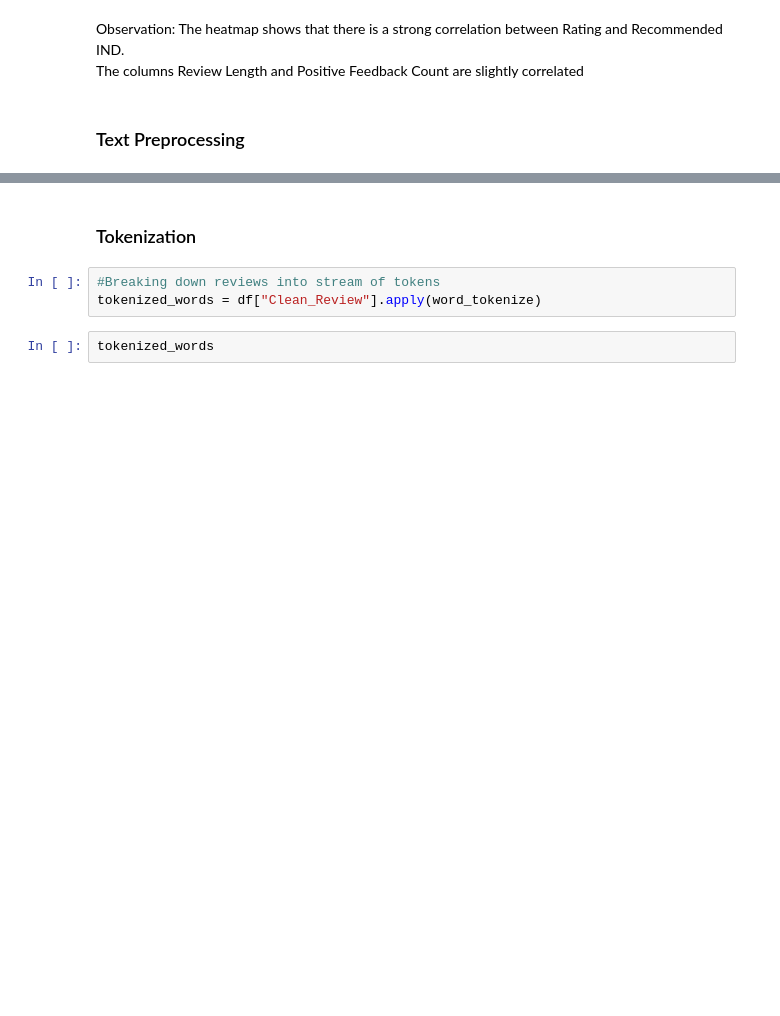
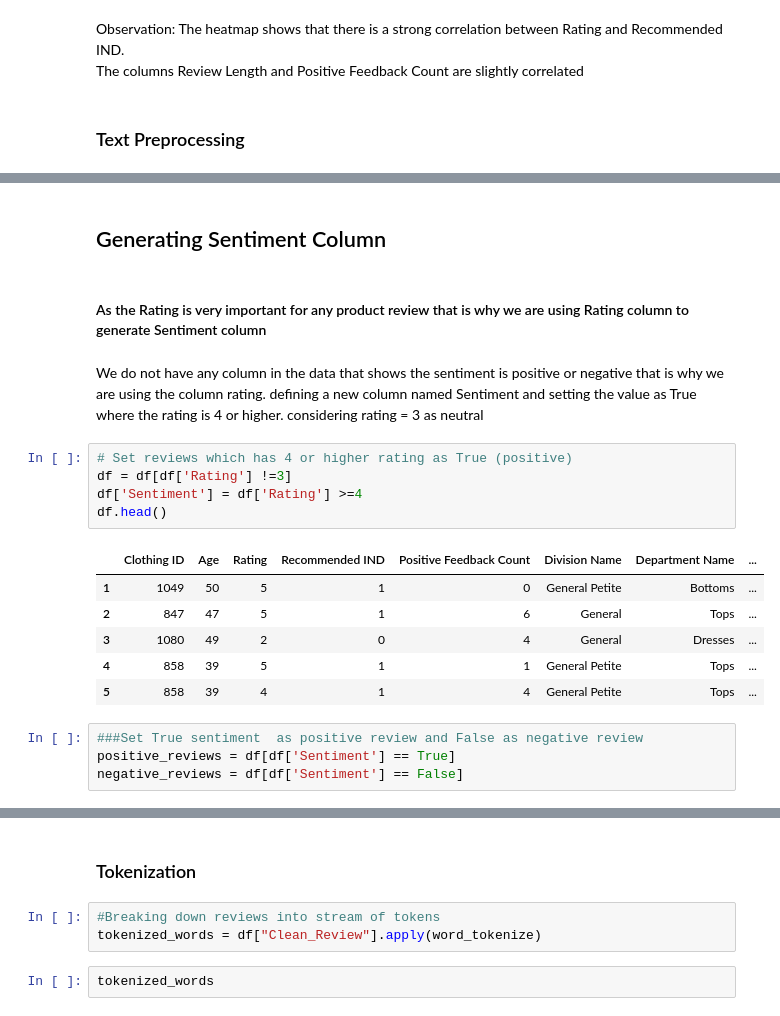
Before and after one commit to ArsalRahimMLE/Women-s-E-Commerce-Clothing-Reviews, a Jupyter notebook: Sentiment Analysis.ipynb, the cells around one changed output, grey strips where cells are left out. Cells and saved outputs as stored; diff of their text form; blank space fills up the shorter version.

```diff
--- a/Sentiment Analysis.ipynb
+++ b/Sentiment Analysis.ipynb
@@ -955,0 +975,22 @@ See the caveats in the documentation: https://pandas.pydata.org/pandas-docs/stab
+# %% [markdown]
+## Generating Sentiment Column
+# %% [markdown]
+#### As the Rating is very important for any product review that is why we are using Rating column to generate Sentiment column
+# %% [markdown]
+We do not have any column in the data that shows the sentiment is positive or negative that is why we are using the column rating. defining a new column named Sentiment and setting the value as True where the rating is 4 or higher. considering rating = 3 as neutral
+# %%
+# Set reviews which has 4 or higher rating as True (positive)
+df = df[df['Rating'] !=3]
+df['Sentiment'] = df['Rating'] >=4
+df.head()
+# %% [output]
+|  | Clothing ID | Age | Rating | Recommended IND | Positive Feedback Count | Division Name | Department Name | ... |
+| 1 | 1049 | 50 | 5 | 1 | 0 | General Petite | Bottoms | ... |
+| 2 | 847 | 47 | 5 | 1 | 6 | General | Tops | ... |
+| 3 | 1080 | 49 | 2 | 0 | 4 | General | Dresses | ... |
+| 4 | 858 | 39 | 5 | 1 | 1 | General Petite | Tops | ... |
+| 5 | 858 | 39 | 4 | 1 | 4 | General Petite | Tops | ... |
+# %%
+###Set True sentiment  as positive review and False as negative review
+positive_reviews = df[df['Sentiment'] == True]
+negative_reviews = df[df['Sentiment'] == False]
```
Also changed, not shown: parts of 48 cells of this notebook.
